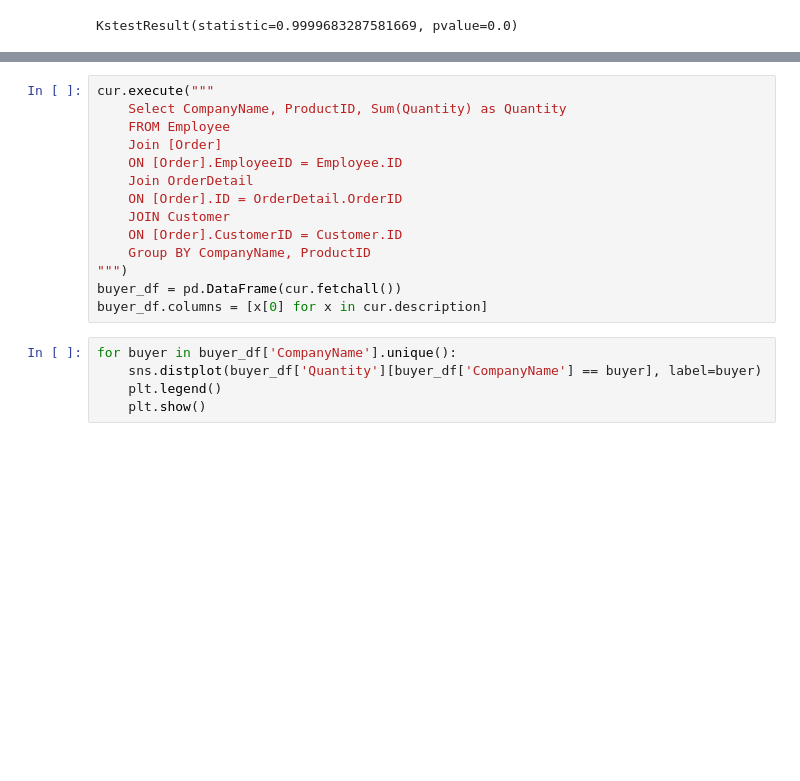
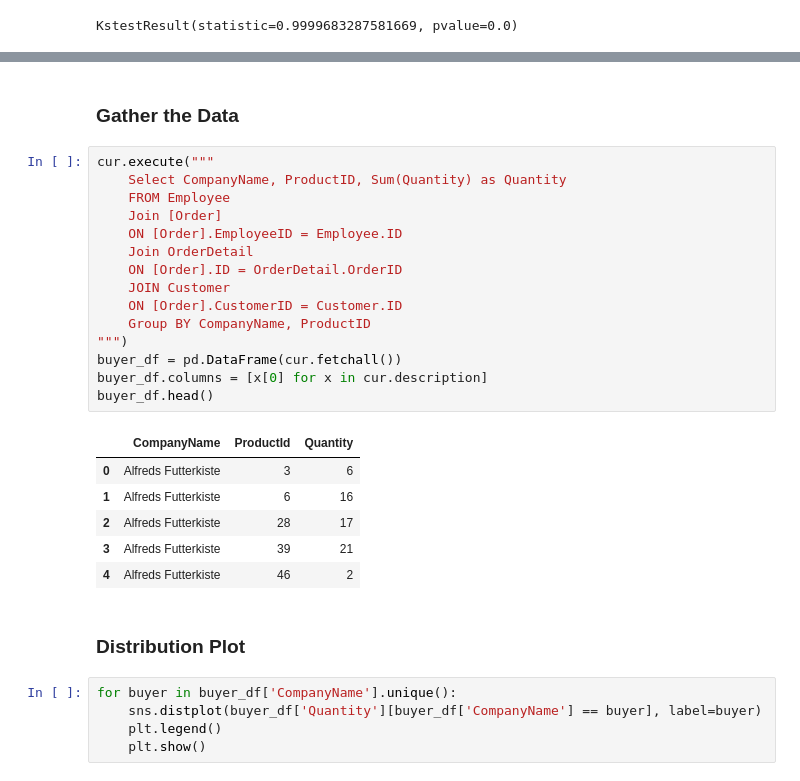
Before and after one commit to brendan-d-freeman/dsc-mod-3-project-online-ds-pt-081219, a Jupyter notebook: Hypothesis Testing.ipynb, the cells around one changed output, grey strips where cells are left out. Saved outputs shown, nothing was run; the diff lists cells and outputs as text; blank space fills up the shorter version.

```diff
--- a/Hypothesis Testing.ipynb
+++ b/Hypothesis Testing.ipynb
@@ -466,17 +296,29 @@ KruskalResult(statistic=79.14431613647092, pvalue=7.267197255615108e-14)
+# %% [markdown]
+### Gather the Data
 # %%
 cur.execute("""
     Select CompanyName, ProductID, Sum(Quantity) as Quantity
     FROM Employee
     Join [Order]
     ON [Order].EmployeeID = Employee.ID
     Join OrderDetail
     ON [Order].ID = OrderDetail.OrderID
     JOIN Customer
     ON [Order].CustomerID = Customer.ID
     Group BY CompanyName, ProductID
 """)
 buyer_df = pd.DataFrame(cur.fetchall())
 buyer_df.columns = [x[0] for x in cur.description]
+buyer_df.head()
+# %% [output]
+|  | CompanyName | ProductId | Quantity |
+| 0 | Alfreds Futterkiste | 3 | 6 |
+| 1 | Alfreds Futterkiste | 6 | 16 |
+| 2 | Alfreds Futterkiste | 28 | 17 |
+| 3 | Alfreds Futterkiste | 39 | 21 |
+| 4 | Alfreds Futterkiste | 46 | 2 |
+# %% [markdown]
+### Distribution Plot
 # %%
 for buyer in buyer_df['CompanyName'].unique():
     sns.distplot(buyer_df['Quantity'][buyer_df['CompanyName'] == buyer], label=buyer)
```
Also changed, not shown: parts of 62 cells of this notebook, 1 other file.
